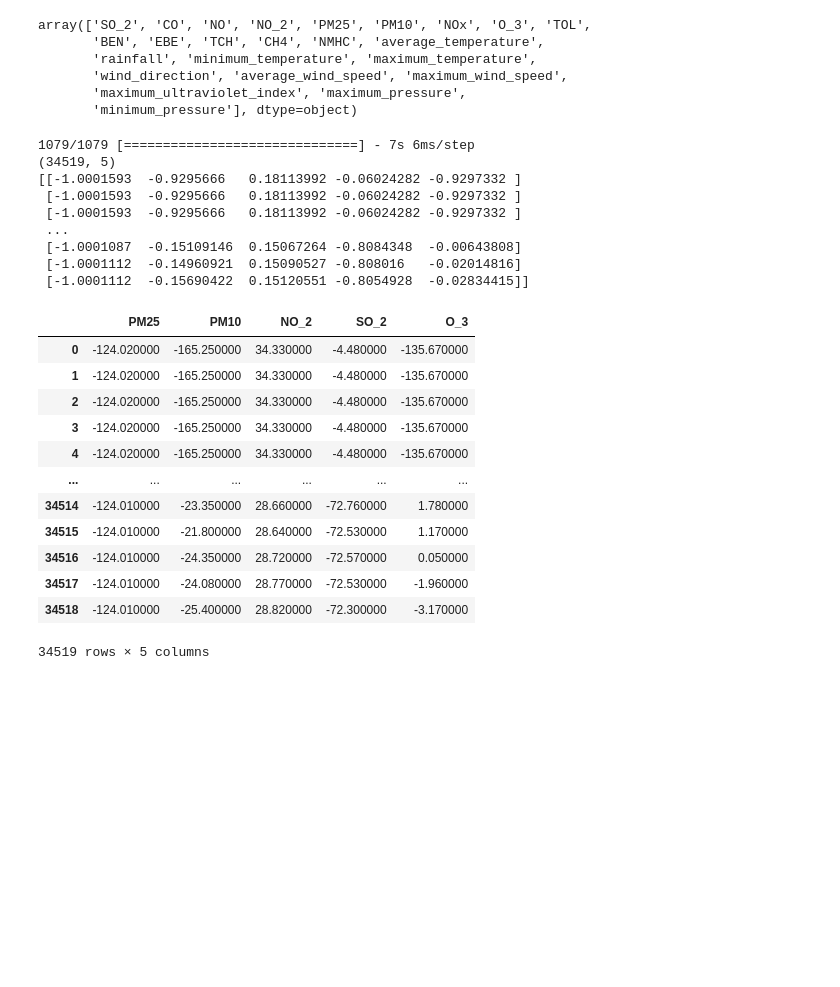
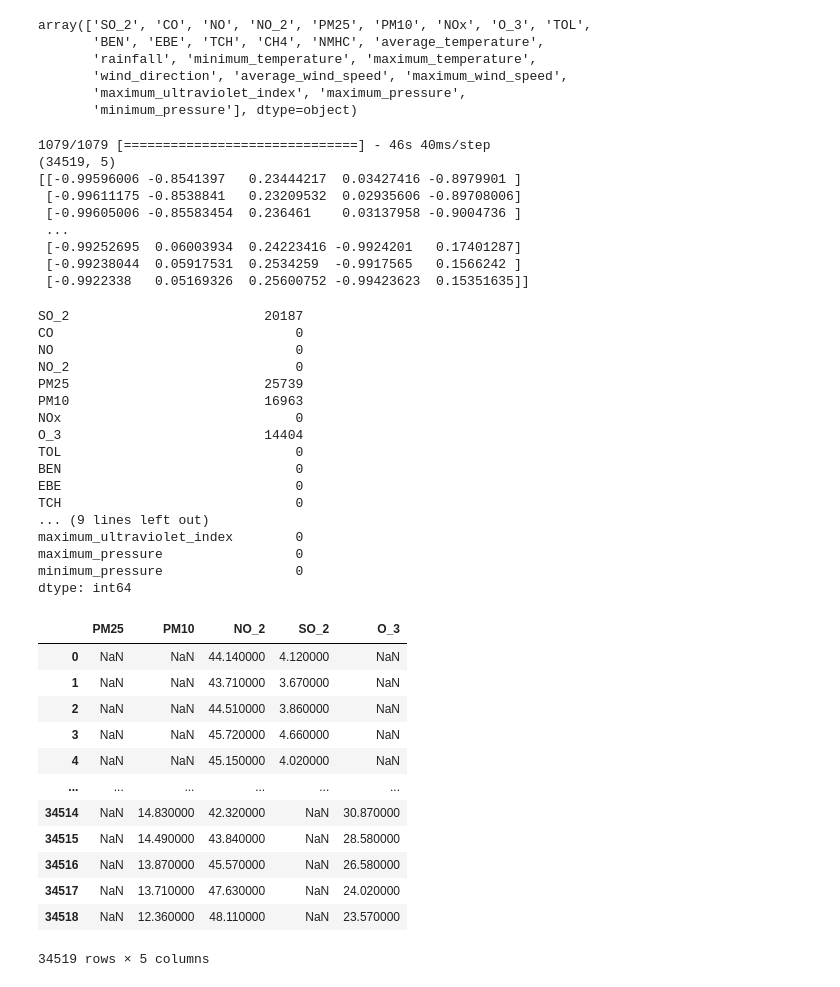
Before and after one commit to SergioSV96/aireeze, a Jupyter notebook: notebooks/predictions.ipynb, the cells around one changed output. Saved outputs shown, nothing was run; the diff lists cells and outputs as text; code cells hidden in the pictures; blank space fills up the shorter version.

```diff
--- a/notebooks/predictions.ipynb
+++ b/notebooks/predictions.ipynb
@@ -291,3 +293,16 @@ _________________________________________________________________
 import datetime
 # Save model with current date and time as a unique identifier, with best weights
 model.save('LSTM_all_stations_' + str(datetime.datetime.now()).replace(' ', '_').replace(':', '-').replace('.', '_') + '.h5')
+# %%
+# Import keras to load the model
+from keras.models import load_model
+import numpy as np
+
+# Load keras model from file
+model = load_model('google_LSTM_all_stations_2022-05-31_21-43-25_519495.h5')
+
+# Load numpy arrays of training and test data
+train_X = np.load('train_X.npy')
+train_Y = np.load('train_Y.npy')
+test_X = np.load('test_X.npy')
+test_Y = np.load('test_Y.npy')
@@ -310,53 +333,79 @@ print(predictions.shape)
 # predictions = pd.DataFrame(predictions, columns=['PM25', 'PM10', 'NO_2', 'SO_2', 'O_3'])
 print(predictions)
 # %% [output]
-1079/1079 [==============================] - 7s 6ms/step
+1079/1079 [==============================] - 46s 40ms/step
 (34519, 5)
-[[-1.0001593  -0.9295666   0.18113992 -0.06024282 -0.9297332 ]
- [-1.0001593  -0.9295666   0.18113992 -0.06024282 -0.9297332 ]
- [-1.0001593  -0.9295666   0.18113992 -0.06024282 -0.9297332 ]
+[[-0.99596006 -0.8541397   0.23444217  0.03427416 -0.8979901 ]
+ [-0.99611175 -0.8538841   0.23209532  0.02935606 -0.89708006]
+ [-0.99605006 -0.85583454  0.236461    0.03137958 -0.9004736 ]
  ...
- [-1.0001087  -0.15109146  0.15067264 -0.8084348  -0.00643808]
- [-1.0001112  -0.14960921  0.15090527 -0.808016   -0.02014816]
- [-1.0001112  -0.15690422  0.15120551 -0.8054928  -0.02834415]]
+ [-0.99252695  0.06003934  0.24223416 -0.9924201   0.17401287]
+ [-0.99238044  0.05917531  0.2534259  -0.9917565   0.1566242 ]
+ [-0.9922338   0.05169326  0.25600752 -0.99423623  0.15351635]]
 # %%
 # Turn the predictions into dataframe with the column names
 predictions = pd.DataFrame(predictions, columns=['PM25', 'PM10', 'NO_2', 'SO_2', 'O_3'])
 
 # Create a dummy DataFrame with scaler.feature_names_in_ as the column names in order to inverse transform the data
 inverse_transform = pd.DataFrame(columns=scaler.feature_names_in_)
 
 # Join the predictions and inverse_transform dataframes on 'PM25', 'PM10', 'NO_2', 'SO_2', 'O_3'
 inverse_transform['PM25'] = predictions['PM25']
 inverse_transform['PM10'] = predictions['PM10']
 inverse_transform['NO_2'] = predictions['NO_2']
 inverse_transform['SO_2'] = predictions['SO_2']
 inverse_transform['O_3'] = predictions['O_3']
 
+# Round negative values and leave the rest of the values as they are
+inverse_transform = inverse_transform.applymap(lambda x: round(x, 0) if x < 0 else x)
+
+# Count how many values are negative
+print(inverse_transform[inverse_transform < 0].count())
+
+# Replace -1 values with nan
+inverse_transform = inverse_transform.replace(-1, np.nan)
+
 inverse_transform = scaler.inverse_transform(inverse_transform)
 inverse_transform = inverse_transform.round(2)
 
 # Turn the inverse_transform into a dataframe with the column names
 inverse_transform = pd.DataFrame(inverse_transform, columns=scaler.feature_names_in_)
 
 # Drop all columns except PM25, PM10, NO_2, SO_2, O_3
 predictions_df = inverse_transform[['PM25', 'PM10', 'NO_2', 'SO_2', 'O_3']]
 
 predictions_df
 # %% [output]
+SO_2                         20187
+CO                               0
+NO                               0
+NO_2                             0
+PM25                         25739
+PM10                         16963
+NOx                              0
+O_3                          14404
+TOL                              0
+BEN                              0
+EBE                              0
+TCH                              0
+... (9 lines left out)
+maximum_ultraviolet_index        0
+maximum_pressure                 0
+minimum_pressure                 0
+dtype: int64
 |  | PM25 | PM10 | NO_2 | SO_2 | O_3 |
-| 0 | -124.020000 | -165.250000 | 34.330000 | -4.480000 | -135.670000 |
-| 1 | -124.020000 | -165.250000 | 34.330000 | -4.480000 | -135.670000 |
-| 2 | -124.020000 | -165.250000 | 34.330000 | -4.480000 | -135.670000 |
-| 3 | -124.020000 | -165.250000 | 34.330000 | -4.480000 | -135.670000 |
-| 4 | -124.020000 | -165.250000 | 34.330000 | -4.480000 | -135.670000 |
+| 0 | NaN | NaN | 44.140000 | 4.120000 | NaN |
+| 1 | NaN | NaN | 43.710000 | 3.670000 | NaN |
+| 2 | NaN | NaN | 44.510000 | 3.860000 | NaN |
+| 3 | NaN | NaN | 45.720000 | 4.660000 | NaN |
+| 4 | NaN | NaN | 45.150000 | 4.020000 | NaN |
 | ... | ... | ... | ... | ... | ... |
-| 34514 | -124.010000 | -23.350000 | 28.660000 | -72.760000 | 1.780000 |
-| 34515 | -124.010000 | -21.800000 | 28.640000 | -72.530000 | 1.170000 |
-| 34516 | -124.010000 | -24.350000 | 28.720000 | -72.570000 | 0.050000 |
-| 34517 | -124.010000 | -24.080000 | 28.770000 | -72.530000 | -1.960000 |
-| 34518 | -124.010000 | -25.400000 | 28.820000 | -72.300000 | -3.170000 |
+| 34514 | NaN | 14.830000 | 42.320000 | NaN | 30.870000 |
+| 34515 | NaN | 14.490000 | 43.840000 | NaN | 28.580000 |
+| 34516 | NaN | 13.870000 | 45.570000 | NaN | 26.580000 |
+| 34517 | NaN | 13.710000 | 47.630000 | NaN | 24.020000 |
+| 34518 | NaN | 12.360000 | 48.110000 | NaN | 23.570000 |
-34519 rows × 5 columns
+34519 rows × 5 columns
 # %%
 # Reduce the dimension of the test_Y numpy array
 test_Y_df = test_Y.reshape(test_Y.shape[0], test_Y.shape[2])
```
Also changed, not shown: parts of 7 cells of this notebook, 2 other files.
